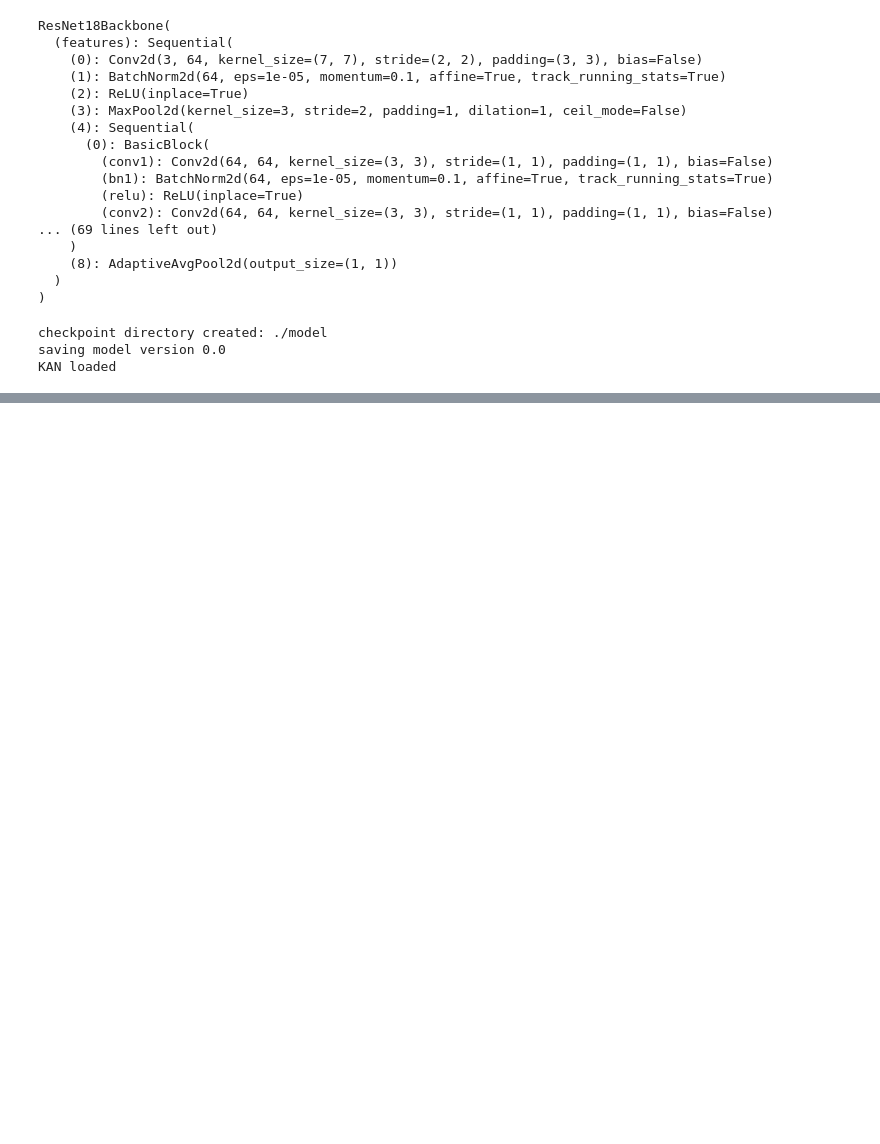
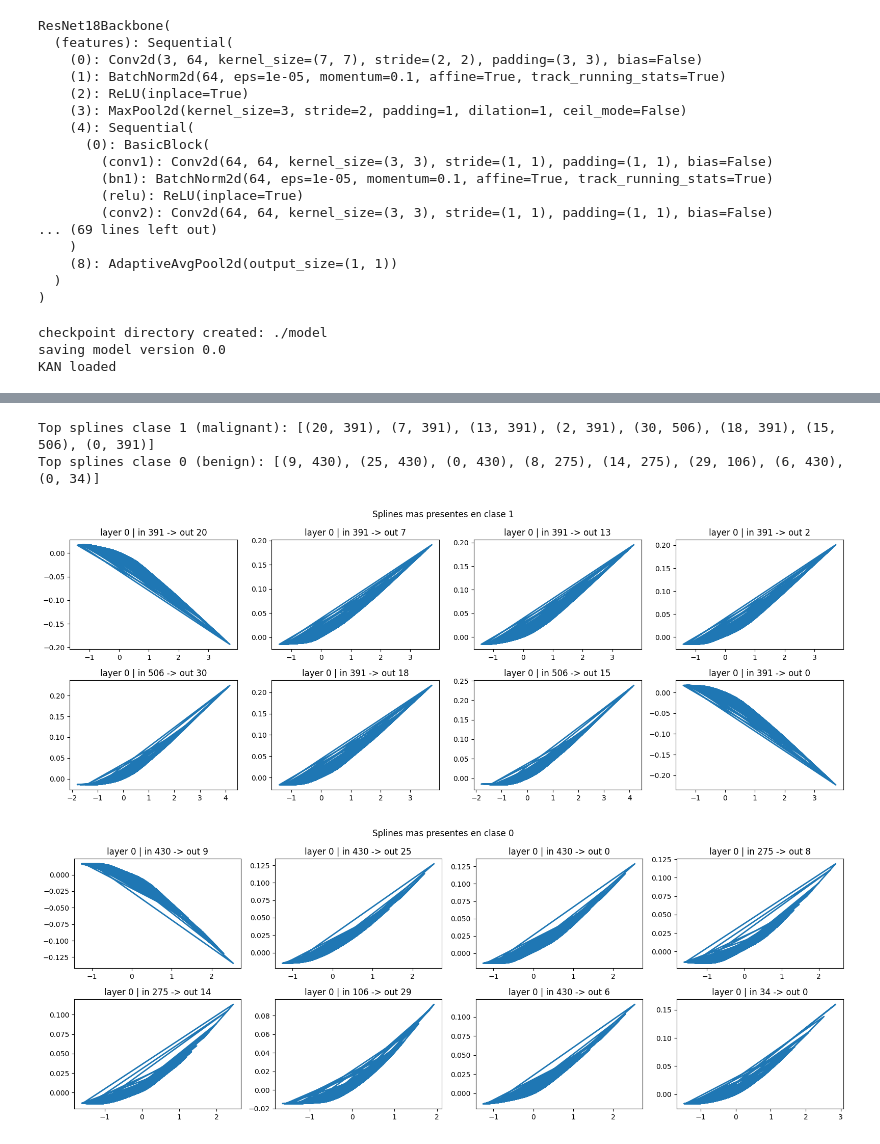
Before and after one commit to Santcarre/Pruebas-KAN, a Jupyter notebook: notebooks/06_resnet18_kan_interpretability.ipynb, the cells around one changed output, grey strips where cells are left out. Drawn from its saved outputs; the diff is of its cells as text; code cells hidden in the pictures; blank space fills up the shorter version.

```diff
--- a/notebooks/06_resnet18_kan_interpretability.ipynb
+++ b/notebooks/06_resnet18_kan_interpretability.ipynb
@@ -176,0 +292,33 @@ KAN output std: 1.4445221424102783
+# %%
+# Paso 6: presencia de splines por clase
+def importance_by_class(X, y, layer=0):
+    # Forward por clase para cachear splines
+    idx0 = (y == 0).nonzero(as_tuple=True)[0]
+    idx1 = (y == 1).nonzero(as_tuple=True)[0]
+    X0 = X[idx0][:IMPORTANCE_N]
+    X1 = X[idx1][:IMPORTANCE_N]
+    with torch.no_grad():
+        _ = kan(X0)
+        imp0 = kan.spline_postacts[layer].abs().mean(dim=0)
+        _ = kan(X1)
+        imp1 = kan.spline_postacts[layer].abs().mean(dim=0)
+    return imp0, imp1
+
+imp0, imp1 = importance_by_class(Xva_h, yva, layer=PLOT_LAYER)
+diff = imp1 - imp0
+diff_flat = diff.flatten()
+top_pos = torch.argsort(diff_flat)[-PLOT_N:]  # mas presentes en clase 1
+top_neg = torch.argsort(diff_flat)[:PLOT_N]   # mas presentes en clase 0
+top_pos_edges = [flat_to_edge(i, out_dim, in_dim) for i in top_pos]
+top_neg_edges = [flat_to_edge(i, out_dim, in_dim) for i in top_neg]
+
+print('Top splines clase 1 (malignant):', top_pos_edges)
+print('Top splines clase 0 (benign):', top_neg_edges)
+
+plot_splines(top_pos_edges, 'Splines mas presentes en clase 1', layer=PLOT_LAYER)
+plot_splines(top_neg_edges, 'Splines mas presentes en clase 0', layer=PLOT_LAYER)
+# %% [output]
+Top splines clase 1 (malignant): [(20, 391), (7, 391), (13, 391), (2, 391), (30, 506), (18, 391), (15, 506), (0, 391)]
+Top splines clase 0 (benign): [(9, 430), (25, 430), (0, 430), (8, 275), (14, 275), (29, 106), (6, 430), (0, 34)]
+[figure, added]
+[figure, added]
```
Also changed, not shown: parts of 9 cells of this notebook, 7 other files.
